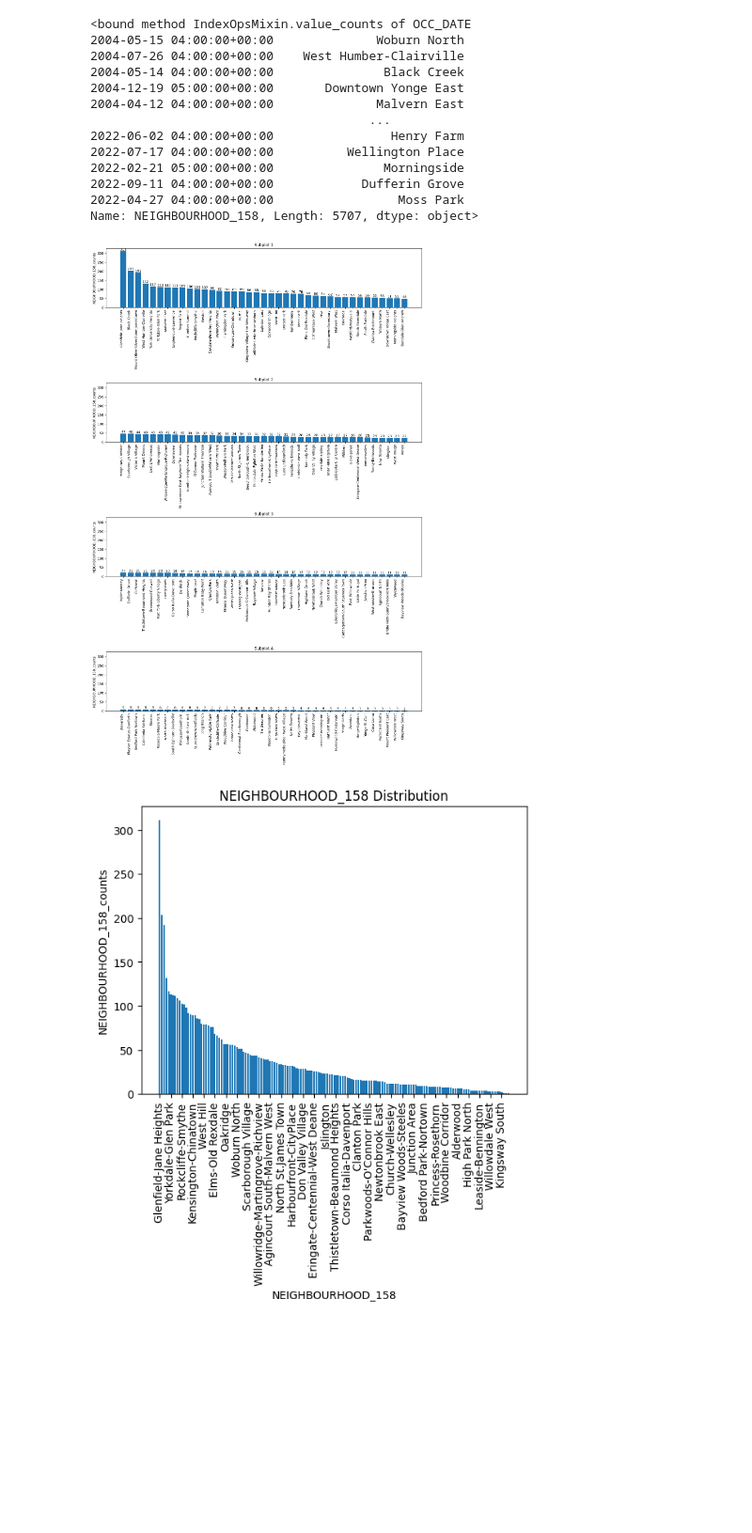
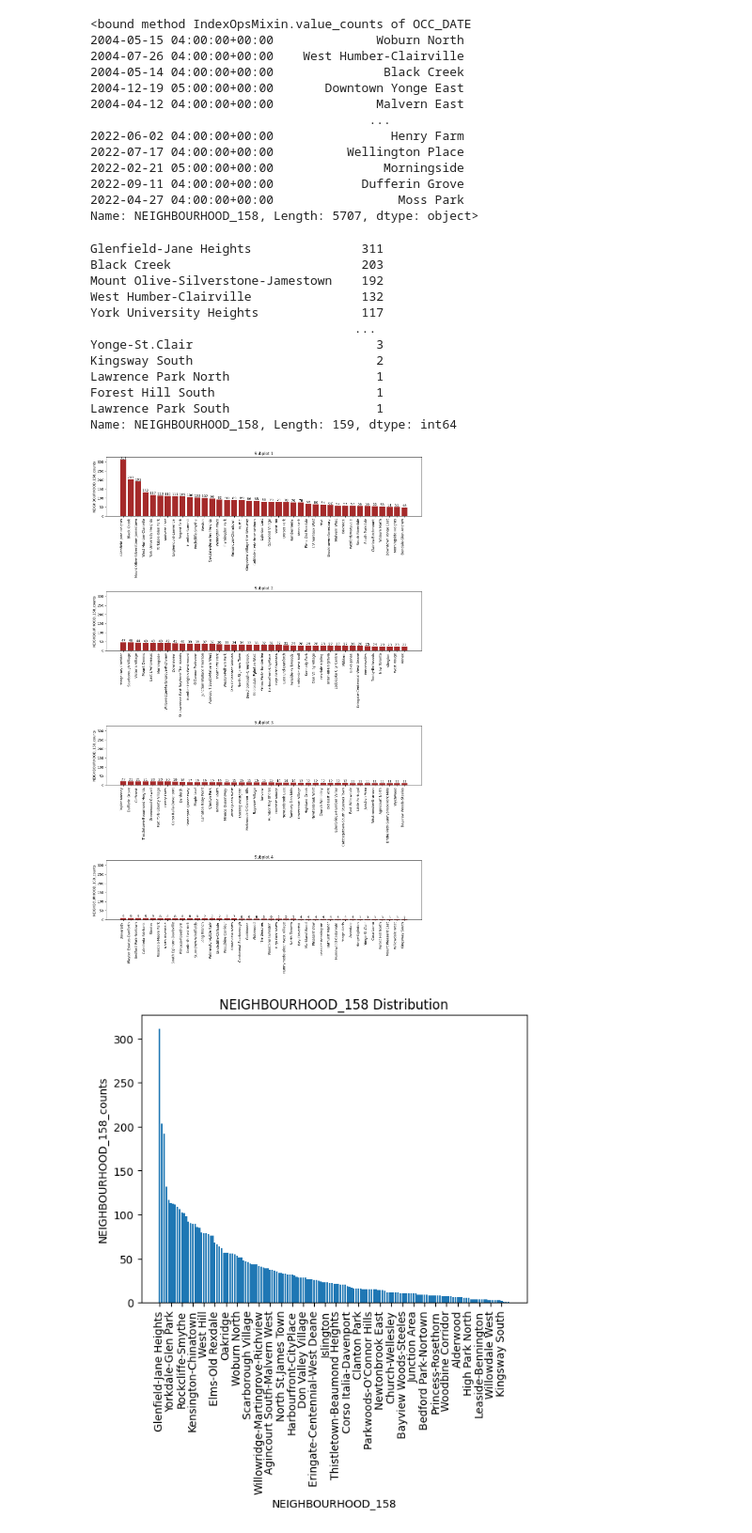
Before and after one commit to ZorroHZR/MBAN6110_Datascience, a Jupyter notebook: SFD_Data.ipynb, the cells around one changed output. Shown at 94% size. Drawn from its saved outputs; the diff is of its cells as text; code cells hidden in the pictures; blank space fills up the shorter version.

```diff
--- a/SFD_Data.ipynb
+++ b/SFD_Data.ipynb
@@ -439,24 +437,41 @@ import matplotlib.pyplot as plt
 # %%
+import matplotlib.pyplot as plt
+
+NEIGHBOURHOOD_158_counts = TPS['NEIGHBOURHOOD_158'].value_counts()
+print(NEIGHBOURHOOD_158_counts)
+
 NEIGHBOURHOOD_158_counts_sorted = NEIGHBOURHOOD_158_counts.sort_values(ascending=False)
 num_subplots = 4
 data_per_subplot = len(NEIGHBOURHOOD_158_counts_sorted) // num_subplots
 fig, axes = plt.subplots(num_subplots, figsize=(14, 22), sharey=True)
 for i, ax in enumerate(axes):
     start_index = i * data_per_subplot
     end_index = (i + 1) * data_per_subplot
     sub_counts = NEIGHBOURHOOD_158_counts_sorted.iloc[start_index:end_index]
     sub_labels = sub_counts.index
-    ax.bar(range(len(sub_labels)), sub_counts)
+    ax.bar(range(len(sub_labels)), sub_counts, color='brown')
     ax.set_xticks(range(len(sub_labels)))
     ax.set_xticklabels(sub_labels, rotation=90, ha='right')
     ax.set_ylabel('NEIGHBOURHOOD_158_counts')
     ax.set_title(f'Subplot {i+1}')
     for j, count in enumerate(sub_counts):
         ax.text(j, count, str(count), ha='center', va='bottom')
 plt.tight_layout()
 plt.show()
 # %% [output]
+Glenfield-Jane Heights               311
+Black Creek                          203
+Mount Olive-Silverstone-Jamestown    192
+West Humber-Clairville               132
+York University Heights              117
+                                    ...
+Yonge-St.Clair                         3
+Kingsway South                         2
+Lawrence Park North                    1
+Forest Hill South                      1
+Lawrence Park South                    1
+Name: NEIGHBOURHOOD_158, Length: 159, dtype: int64
-[figure, old version]
+[figure, new version]
 # %%
 NEIGHBOURHOOD_158_counts = TPS['NEIGHBOURHOOD_158'].value_counts()
 plt.bar(NEIGHBOURHOOD_158_counts.index, NEIGHBOURHOOD_158_counts.values)
```
Also changed, not shown: parts of 3 cells of this notebook.
